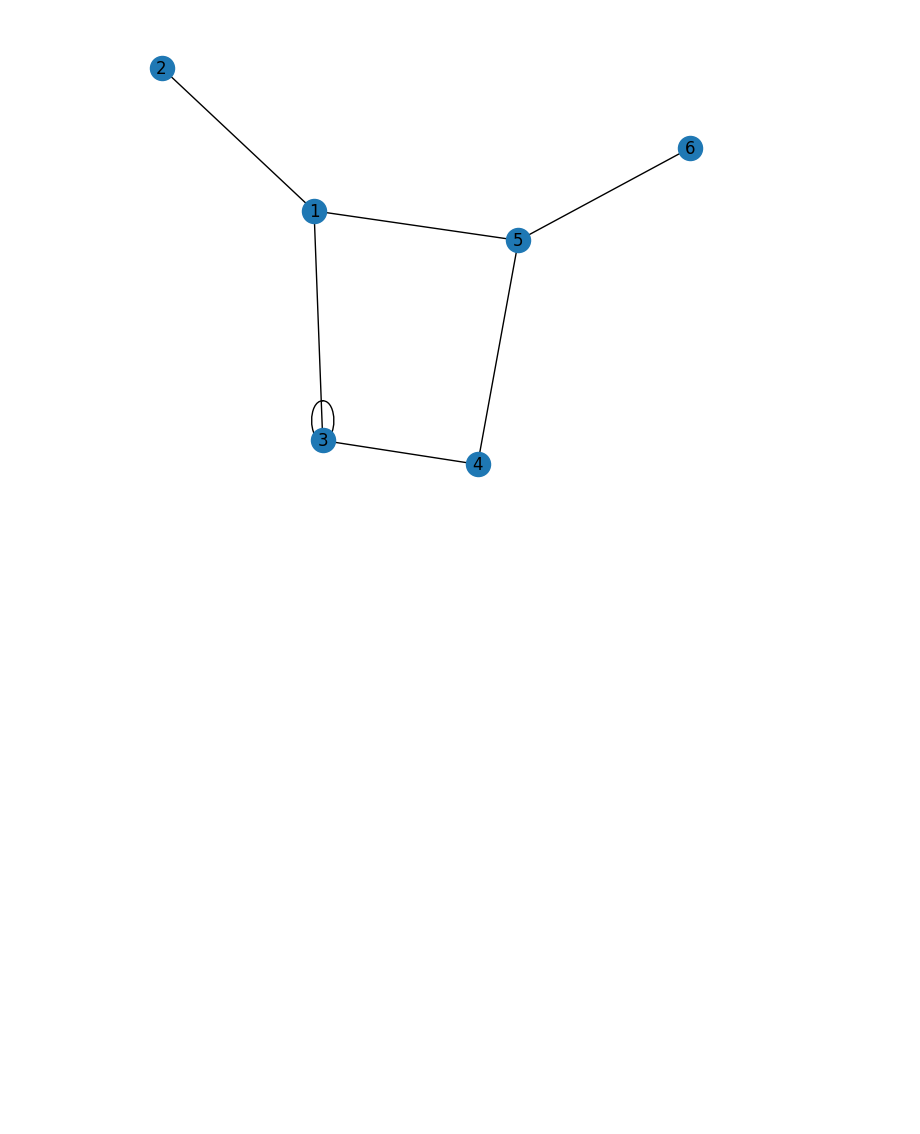
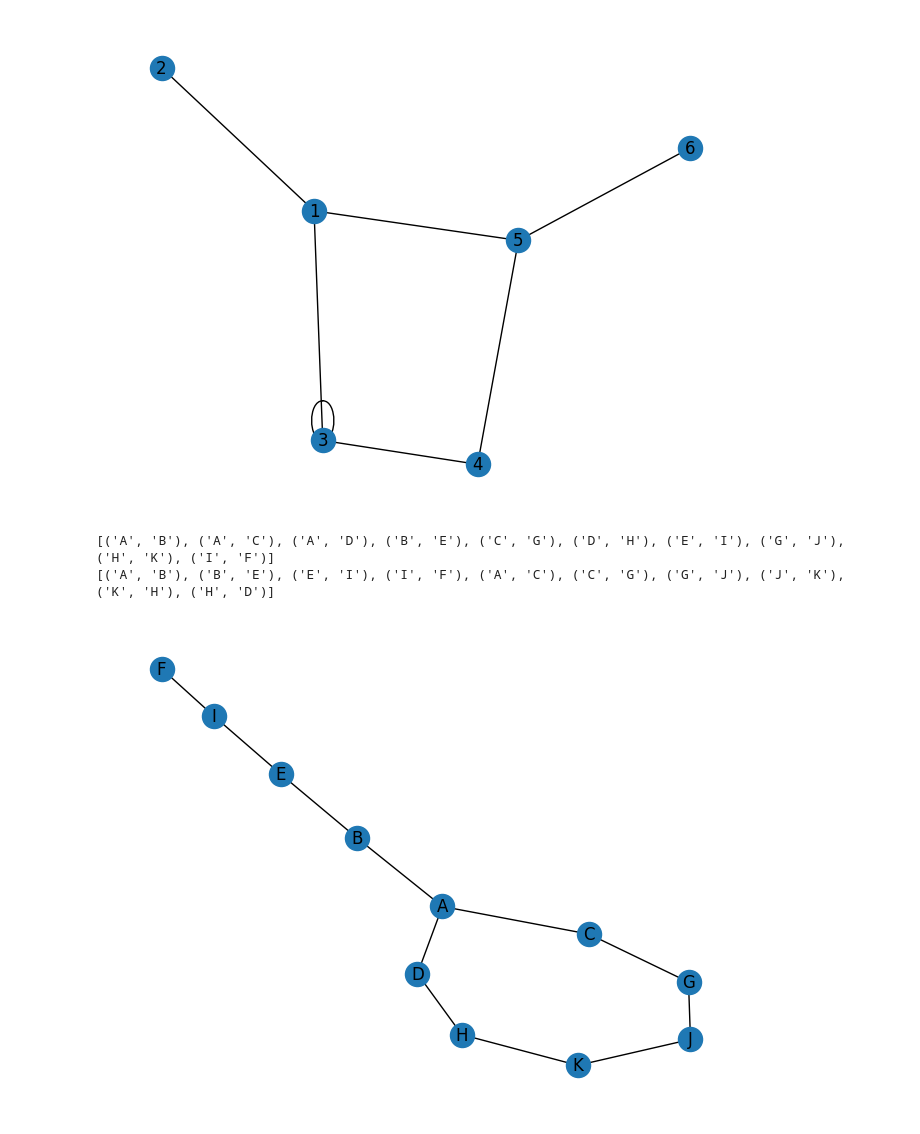
Before and after one commit to 2225508Uis/Clases, a Jupyter notebook: matDis/clase_grafos_01/01.ipynb, the cells around one changed output. Drawn from its saved outputs; the diff is of its cells as text; code cells hidden in the pictures; blank space fills up the shorter version.

```diff
--- a/matDis/clase_grafos_01/01.ipynb
+++ b/matDis/clase_grafos_01/01.ipynb
@@ -62,3 +85,39 @@ draw(Grafo3, with_labels=True)
 show()
 # %% [output]
 [figure]
+# %%
+Grafo4 = nx.Graph()
+Grafo4.add_node("A")
+Grafo4.add_node("B")
+Grafo4.add_node("C")
+Grafo4.add_node("D")
+Grafo4.add_node("E")
+Grafo4.add_node("F")
+Grafo4.add_node("G")
+Grafo4.add_node("H")
+Grafo4.add_node("I")
+
+Grafo4.add_edge("A", "B")
+Grafo4.add_edge("A", "C")
+Grafo4.add_edge("A", "D")
+
+Grafo4.add_edge("B", "E")
+Grafo4.add_edge("E", "I")
+Grafo4.add_edge("I", "F")
+
+Grafo4.add_edge("C", "G")
+Grafo4.add_edge("G", "J")
+Grafo4.add_edge("J", "K")
+Grafo4.add_edge("K", "H")
+Grafo4.add_edge("H", "D")
+
+print(list(nx.bfs_edges(Grafo4,source="A")))
+print(list(nx.dfs_edges(Grafo4,source="A")))
+
+
+nx.draw(Grafo4, with_labels=True)
+plt.show()
+# %% [output]
+[('A', 'B'), ('A', 'C'), ('A', 'D'), ('B', 'E'), ('C', 'G'), ('D', 'H'), ('E', 'I'), ('G', 'J'), ('H', 'K'), ('I', 'F')]
+[('A', 'B'), ('B', 'E'), ('E', 'I'), ('I', 'F'), ('A', 'C'), ('C', 'G'), ('G', 'J'), ('J', 'K'), ('K', 'H'), ('H', 'D')]
+[figure, added]
```
Also changed, not shown: parts of 4 cells of this notebook.
